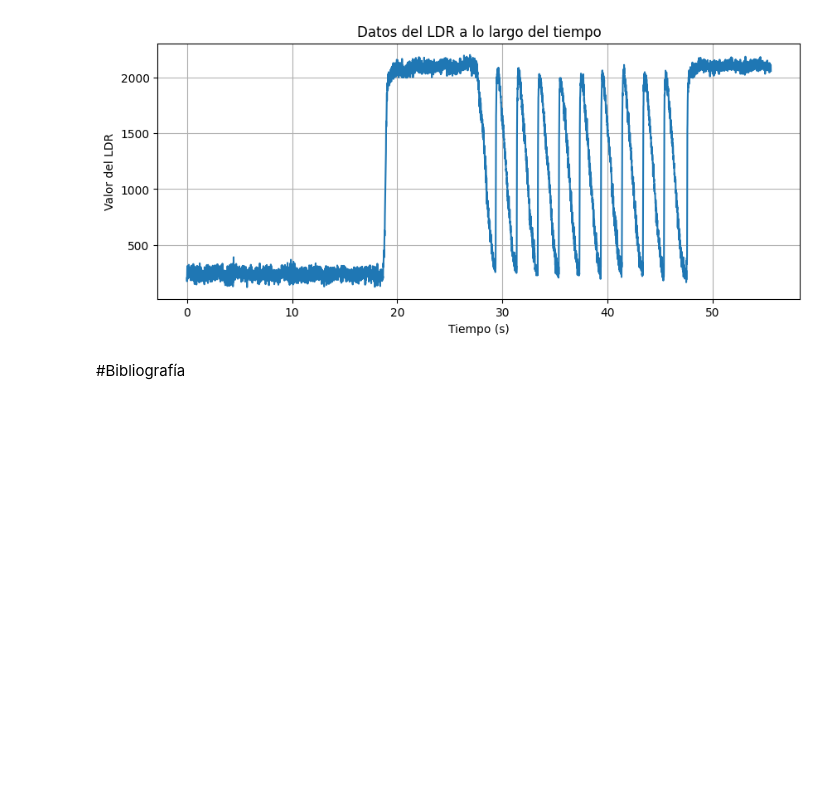
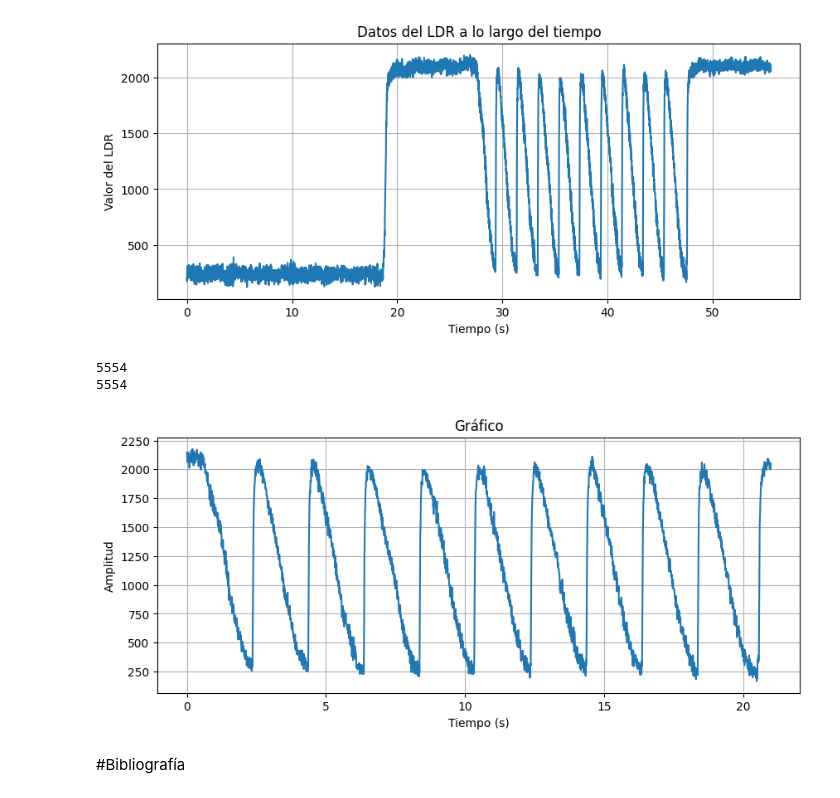
Before and after one commit to alex20022000/Signal_Processing_Project_Ciani-Dalle_Rive_Prieto, a Jupyter notebook: 01_Signal_Processing_Ciani+Dalle_Rive_Prieto.ipynb, the cells around one changed output. Drawn from its saved outputs; the diff is of its cells as text; code cells hidden in the pictures; blank space fills up the shorter version.

```diff
--- a/01_Signal_Processing_Ciani+Dalle_Rive_Prieto.ipynb
+++ b/01_Signal_Processing_Ciani+Dalle_Rive_Prieto.ipynb
@@ -18,3 +20,23 @@ import os
+# %%
+def graficar_t_VS_muestras(tiempo, datos, xlabel='Tiempo (s)', ylabel='Amplitud', titulo='Gráfico', grid=True):
+    """
+    Función para graficar datos utilizando matplotlib.
+
+    Args:
+        tiempo (list or array): Datos del eje x (tiempo).
+        datos (list or array): Datos del eje y (muestras).
+        xlabel (str): Etiqueta para el eje x. Default 'Tiempo (s)'.
+        ylabel (str): Etiqueta para el eje y. Default 'Valor'.
+        titulo (str): Título del gráfico. Default 'Gráfico'.
+        grid (bool): Si se muestra la grilla o no. Default True.
+    """
+    plt.figure(figsize=(10, 4))
+    plt.plot(tiempo, datos)
+    plt.xlabel(xlabel)
+    plt.ylabel(ylabel)
+    plt.title(titulo)
+    plt.grid(grid)
+    plt.show()
 # %% [markdown]
 # Información de la LDR
 # %% [markdown]
@@ -85,6 +107,28 @@ plt.grid(True)
 plt.show()
 # %% [output]
 [figure]
+# %%
+# Verificamos la longitud de los ejes
+print(len(t))
+print(len(ldr_data))
+# %% [output]
+5554
+5554
+# %%
+# Acotamos el grafico a la muestra tomada
+
+tc1 = 27  # tiempo de corte 1
+tc2 = 48  # tiempo de corte 2
+t1 = tc1*fs # numero de muetra en t = tc1 [segundos]
+t2 = tc2*fs # numero de muetra en t = tc2 [segundos]
+
+ldr_acot = ldr_data[t1:t2]  # nos quedamos con el tramo util de la muestra
+t_acot = np.arange(len(ldr_acot)) / fs  # recalculamos el vector de tiempo
+
+
+graficar_t_VS_muestras(t_acot, ldr_acot)
+# %% [output]
+[figure, added]
 # %% [markdown]
 #Bibliografía
 # %% [markdown]
```
Also changed, not shown: parts of 2 cells of this notebook.
